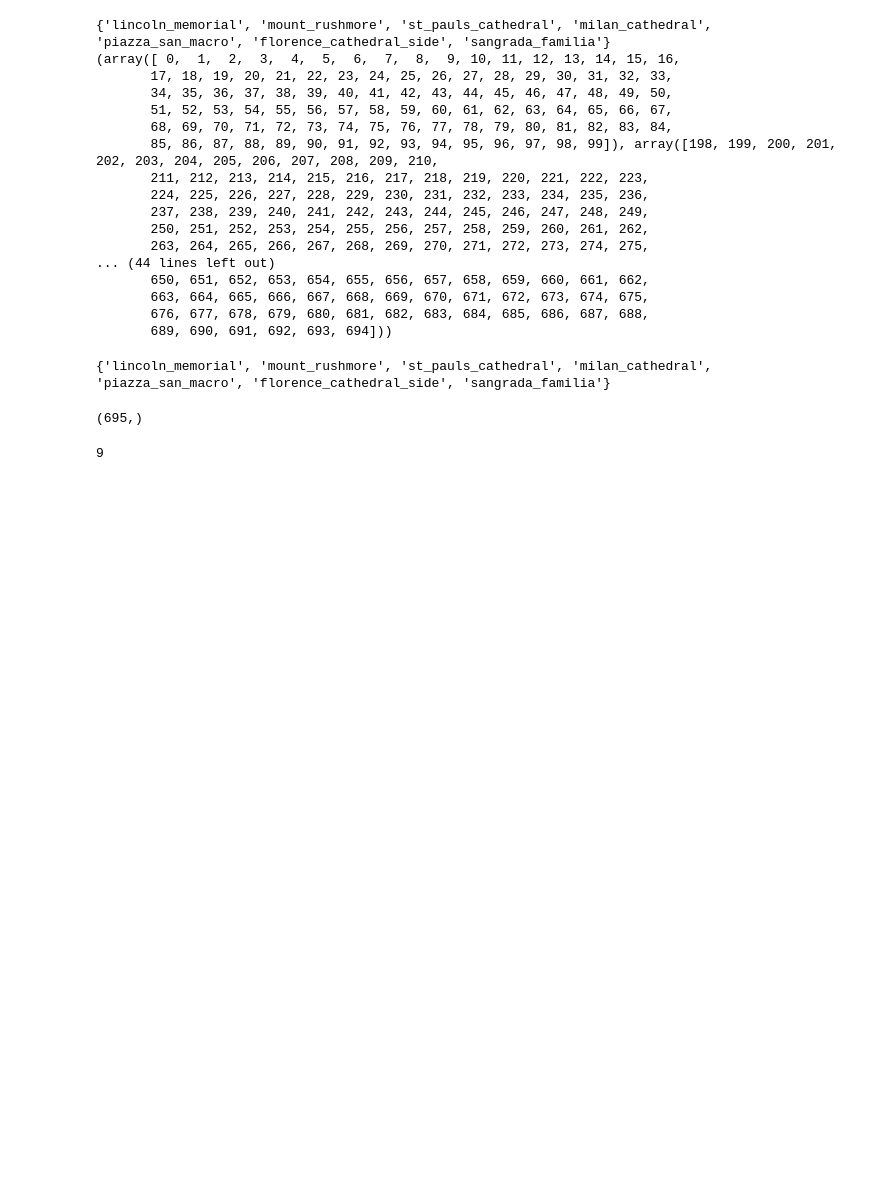
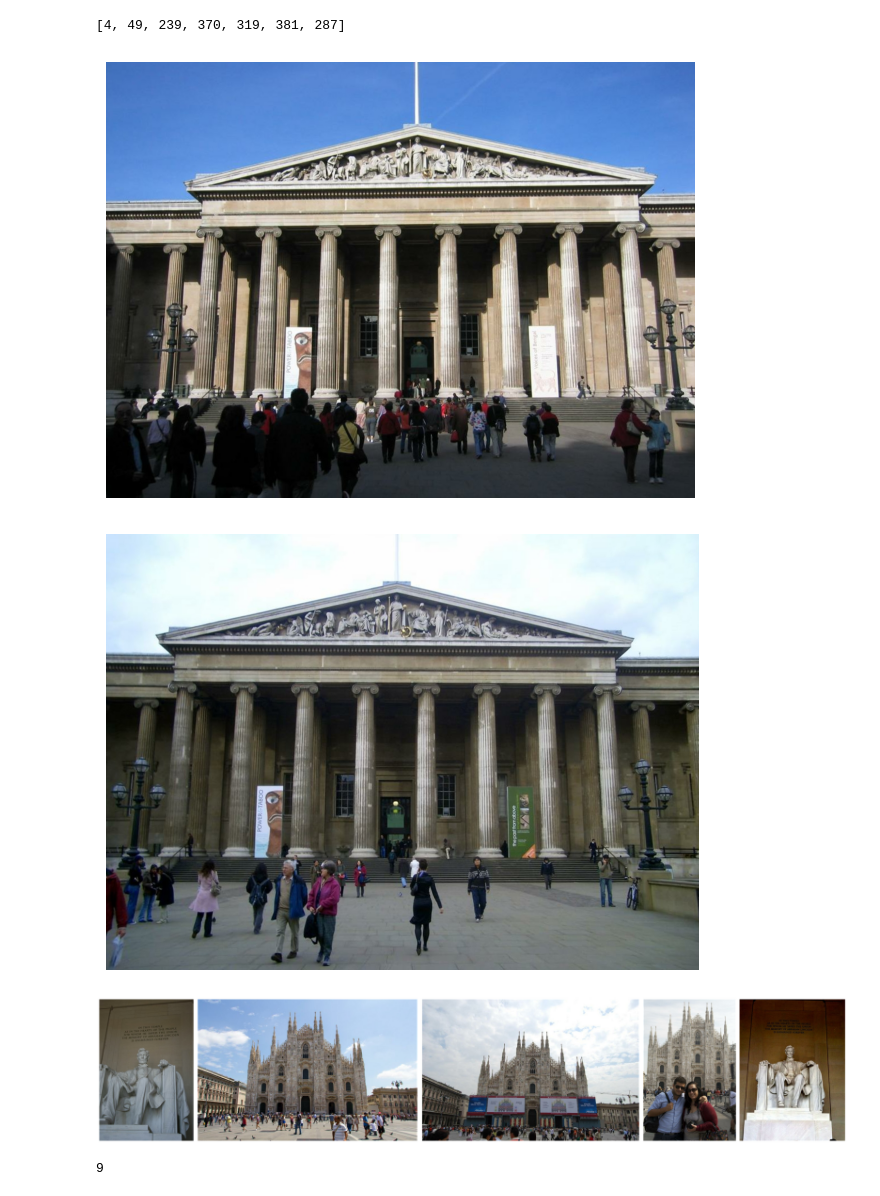
Before and after one commit to ginofft/NetVLAD, a Jupyter notebook: demo.ipynb, the cells around one changed output. Saved outputs shown, nothing was run; the diff lists cells and outputs as text; code cells hidden in the pictures; blank space fills up the shorter version.

```diff
--- a/demo.ipynb
+++ b/demo.ipynb
@@ -8,30 +8,17 @@ from pathlib import Path
 # %%
 db = Path('data')
 testDataset = TripletDataset(db)
-print(testDataset[0])
+query, positive, negatives, indices = testDataset[4]
-# %% [output]
-{'lincoln_memorial', 'mount_rushmore', 'st_pauls_cathedral', 'milan_cathedral', 'piazza_san_macro', 'florence_cathedral_side', 'sangrada_familia'}
-(array([ 0,  1,  2,  3,  4,  5,  6,  7,  8,  9, 10, 11, 12, 13, 14, 15, 16,
-       17, 18, 19, 20, 21, 22, 23, 24, 25, 26, 27, 28, 29, 30, 31, 32, 33,
-       34, 35, 36, 37, 38, 39, 40, 41, 42, 43, 44, 45, 46, 47, 48, 49, 50,
-       51, 52, 53, 54, 55, 56, 57, 58, 59, 60, 61, 62, 63, 64, 65, 66, 67,
-       68, 69, 70, 71, 72, 73, 74, 75, 76, 77, 78, 79, 80, 81, 82, 83, 84,
-       85, 86, 87, 88, 89, 90, 91, 92, 93, 94, 95, 96, 97, 98, 99]), array([198, 199, 200, 201, 202, 203, 204, 205, 206, 207, 208, 209, 210,
-       211, 212, 213, 214, 215, 216, 217, 218, 219, 220, 221, 222, 223,
-       224, 225, 226, 227, 228, 229, 230, 231, 232, 233, 234, 235, 236,
-       237, 238, 239, 240, 241, 242, 243, 244, 245, 246, 247, 248, 249,
-       250, 251, 252, 253, 254, 255, 256, 257, 258, 259, 260, 261, 262,
-       263, 264, 265, 266, 267, 268, 269, 270, 271, 272, 273, 274, 275,
-... (44 lines left out)
-       650, 651, 652, 653, 654, 655, 656, 657, 658, 659, 660, 661, 662,
-       663, 664, 665, 666, 667, 668, 669, 670, 671, 672, 673, 674, 675,
-       676, 677, 678, 679, 680, 681, 682, 683, 684, 685, 686, 687, 688,
-       689, 690, 691, 692, 693, 694]))
-# %%
-testDataset[0][1].shape
-# %% [output]
-{'lincoln_memorial', 'mount_rushmore', 'st_pauls_cathedral', 'milan_cathedral', 'piazza_san_macro', 'florence_cathedral_side', 'sangrada_familia'}
-(695,)
+# %%
+plot_images(query)
+plot_images(positive)
+plot_images(negatives)
+indices
+# %% [output]
+[4, 49, 239, 370, 319, 381, 287]
+[figure, added]
+[figure, added]
+[figure, added]
 # %%
 import numpy as np
 
```
Also changed, not shown: 3 other files.
